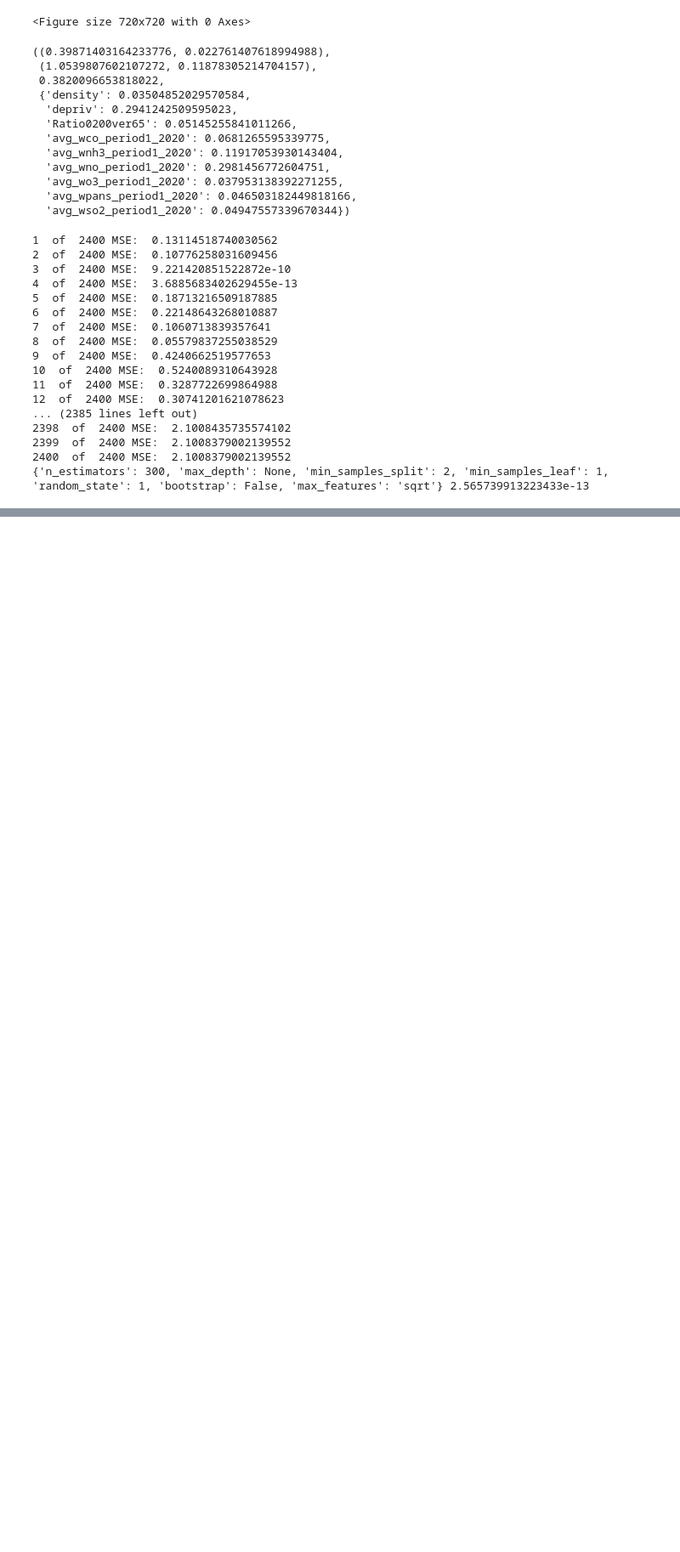
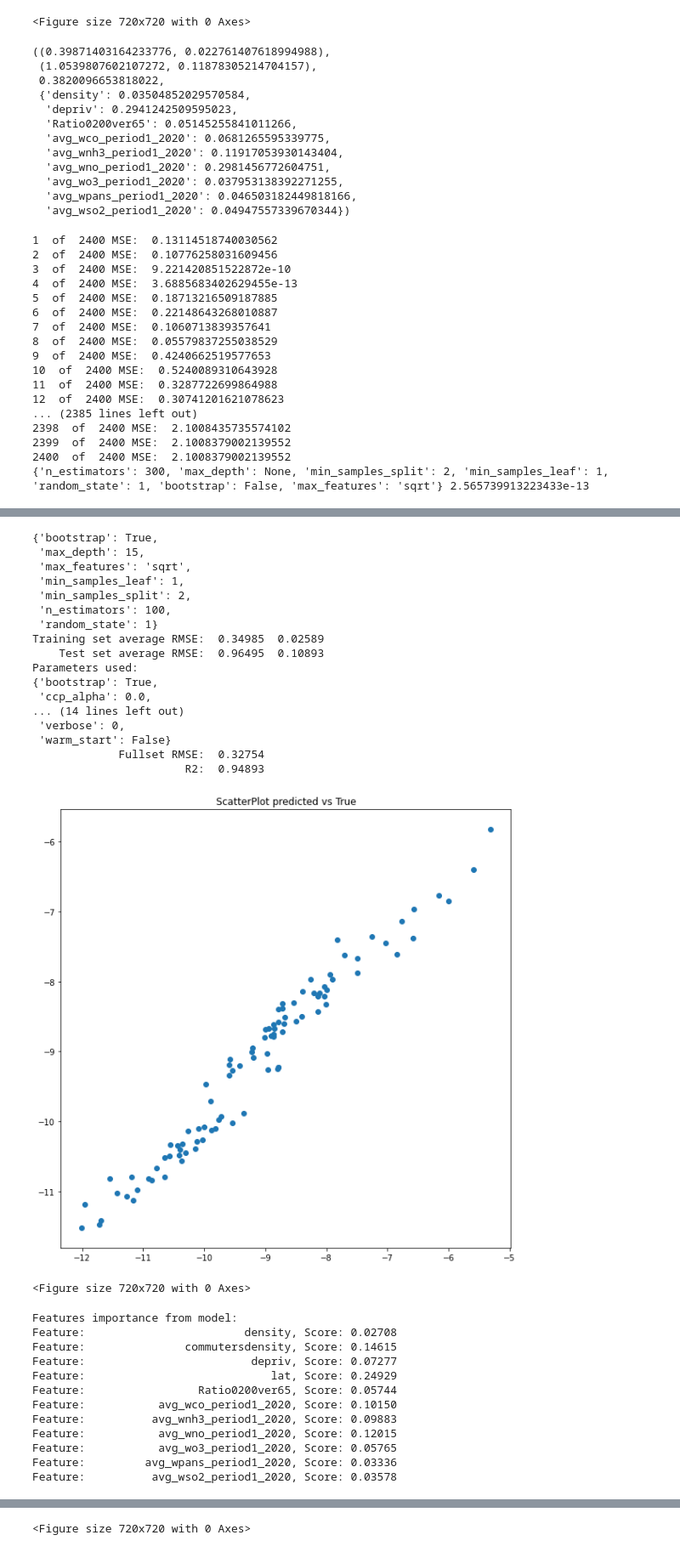
Before and after one commit to PLANET-CSN5/static_ML_analysis, a Jupyter notebook: matandmethods.ipynb, the cells around one changed output, grey strips where cells are left out. Shown at 85% size. Cells and saved outputs as stored; diff of their text form; code cells hidden in the pictures; blank space fills up the shorter version.

```diff
--- a/matandmethods.ipynb
+++ b/matandmethods.ipynb
@@ -711,0 +712,13 @@ Feature:          avg_wso2_period1_2020, Score: 0.06163
+# %%
+importlib.reload(smlmodule)
+
+featuresused = features
+
+listostack = [features_dict[v] for v in featuresused]
+
+X = np.column_stack (listostack)
+Y = np.asanyarray(ylogpropcasi)
+
+bestf, bestmse = smlmodule.rfregressors_custom_optimizer (X, Y, inboot=[True])
+
+print(bestf, bestmse)
@@ -711,0 +743,44 @@ Feature:          avg_wso2_period1_2020, Score: 0.06163
+# %%
+pprint(bestf)
+
+featuresused = features
+
+listostack = [features_dict[v] for v in featuresused]
+
+X = np.column_stack (listostack)
+Y = np.asanyarray(ylogpropcasi)
+
+plt.figure(figsize=(10,10))
+smlmodule.rfregressors (X, Y , featuresused, N=50, pout=sys.stdout, showplot=True, optimisedparams=bestf)
+# %% [output]
+{'bootstrap': True,
+ 'max_depth': 15,
+ 'max_features': 'sqrt',
+ 'min_samples_leaf': 1,
+ 'min_samples_split': 2,
+ 'n_estimators': 100,
+ 'random_state': 1}
+Training set average RMSE:  0.34985  0.02589
+    Test set average RMSE:  0.96495  0.10893
+Parameters used:
+{'bootstrap': True,
+ 'ccp_alpha': 0.0,
+... (14 lines left out)
+ 'verbose': 0,
+ 'warm_start': False}
+             Fullset RMSE:  0.32754
+                       R2:  0.94893
+[figure, added]
+<Figure size 720x720 with 0 Axes>
+Features importance from model:
+Feature:                        density, Score: 0.02708
+Feature:               commutersdensity, Score: 0.14615
+Feature:                         depriv, Score: 0.07277
+Feature:                            lat, Score: 0.24929
+Feature:                 Ratio0200ver65, Score: 0.05744
+Feature:           avg_wco_period1_2020, Score: 0.10150
+Feature:          avg_wnh3_period1_2020, Score: 0.09883
+Feature:           avg_wno_period1_2020, Score: 0.12015
+Feature:           avg_wo3_period1_2020, Score: 0.05765
+Feature:         avg_wpans_period1_2020, Score: 0.03336
+Feature:          avg_wso2_period1_2020, Score: 0.03578
@@ -711,0 +788 @@ Feature:          avg_wso2_period1_2020, Score: 0.06163
+<Figure size 720x720 with 0 Axes>
```
Also changed, not shown: parts of 3 cells of this notebook, 1 other file.
